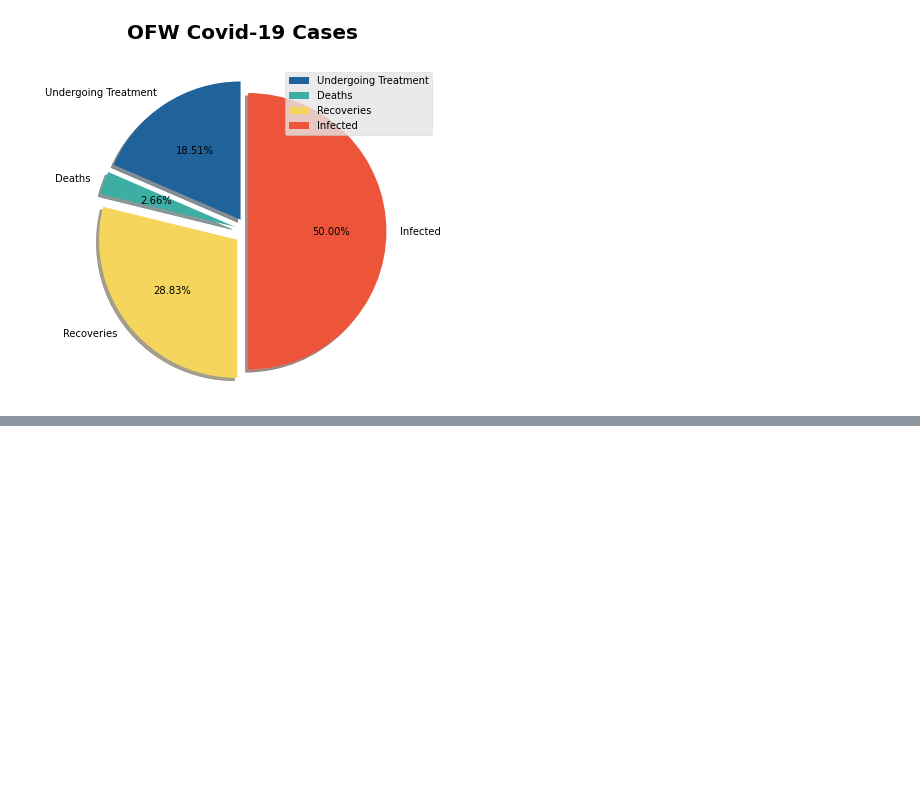
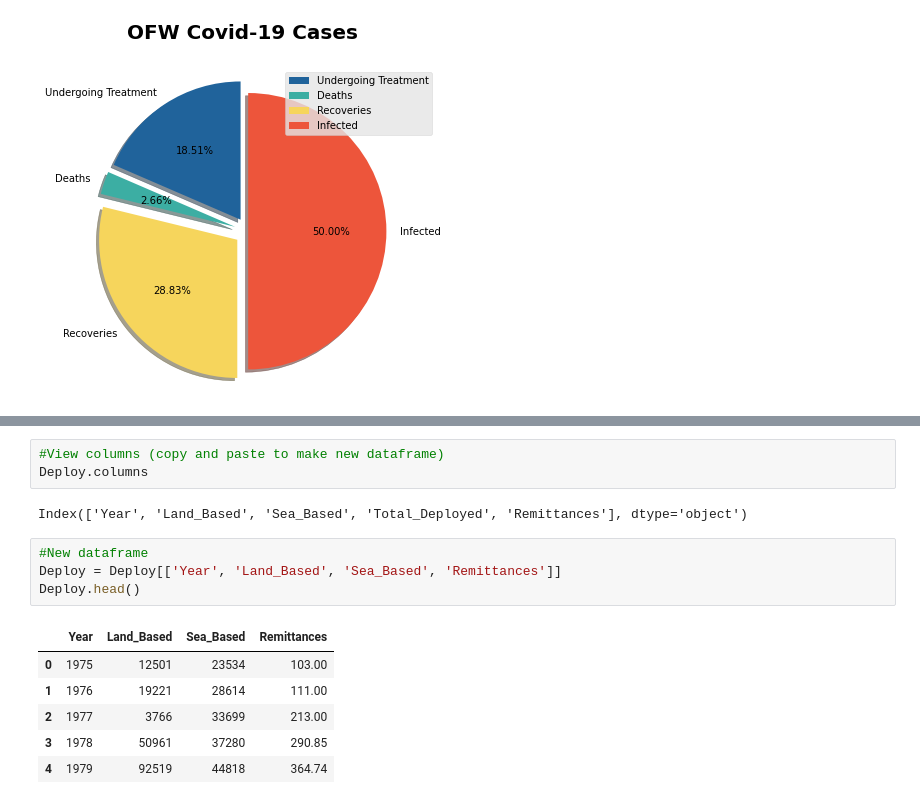
Before and after one commit to apriljoyagquiz/IT3205-TeamAbracaData, a Jupyter notebook: OFW_Visualization.ipynb, the cells around one changed output, grey strips where cells are left out. Cells and saved outputs as stored; diff of their text form; blank space fills up the shorter version.

```diff
--- a/OFW_Visualization.ipynb
+++ b/OFW_Visualization.ipynb
@@ -363,0 +387,16 @@ plt.show()
+# %%
+#View columns (copy and paste to make new dataframe)
+Deploy.columns
+# %% [output]
+Index(['Year', 'Land_Based', 'Sea_Based', 'Total_Deployed', 'Remittances'], dtype='object')
+# %%
+#New dataframe
+Deploy = Deploy[['Year', 'Land_Based', 'Sea_Based', 'Remittances']]
+Deploy.head()
+# %% [output]
+|  | Year | Land_Based | Sea_Based | Remittances |
+| 0 | 1975 | 12501 | 23534 | 103.00 |
+| 1 | 1976 | 19221 | 28614 | 111.00 |
+| 2 | 1977 | 3766 | 33699 | 213.00 |
+| 3 | 1978 | 50961 | 37280 | 290.85 |
+| 4 | 1979 | 92519 | 44818 | 364.74 |
```
Also changed, not shown: parts of 6 cells of this notebook.
